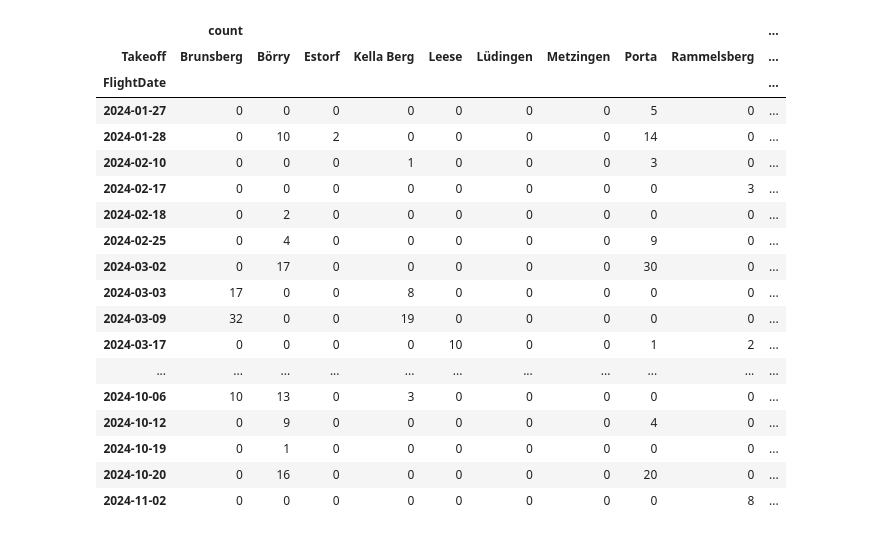
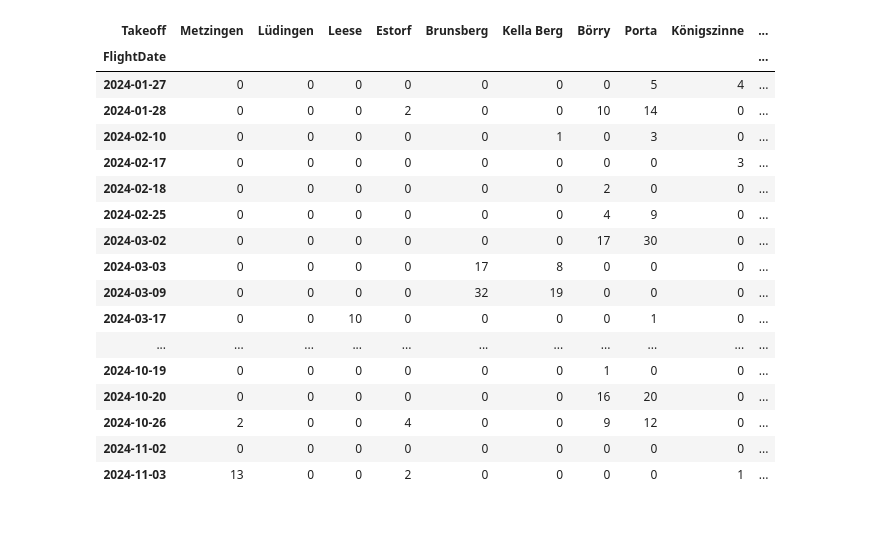
Before and after one commit to rappakos/flugbetrieb-metzingen, a Jupyter notebook: dhvxc/dhvxc_region.ipynb, the cells around one changed output. Cells and saved outputs as stored; diff of their text form; code cells hidden in the pictures.

```diff
--- a/dhvxc/dhvxc_region.ipynb
+++ b/dhvxc/dhvxc_region.ipynb
@@ -50,0 +51,16 @@ df_results.tail()
+# %%
+import sys
+sys.path.insert(0, "../wetter")
+from datetime import datetime
+from dotenv import load_dotenv
+from wetter import get_wind_data,get_rain_data
+
+load_dotenv('../.env')
+
+timeframe_start,timeframe_end = 2024010100,2024123123
+
+df_wind = get_wind_data(timeframe_start,timeframe_end ,13)
+df_wind['Date'] = df_wind.apply(lambda row: datetime.strptime(str(row['MESS_DATUM'])[:8], "%Y%m%d").strftime( "%Y-%m-%d"), axis=1)
+df_wind.set_index('Date', inplace=True, drop=True)
+
+df_wind.tail()
@@ -51,36 +75,78 @@ df_results.tail()
 # %%
 from datetime import datetime
 
-U = ['2024-05-19', # not flyable?
-     '2024-08-25' # https://www.xcontest.org/2024/world/en/flights/detail:rappakos/25.8.2024/14:29
-     ]
+wind_dir = {
+    0:  'N',
+    10: 'N',
+    20: 'NNO',
+    30: 'NNO',
+    40: 'NO',
+    50: 'NO',
+    60: 'ONO',
+    70: 'ONO',
+    80: 'O',
+    90: 'O',
+    100: 'O',
+    110: 'OSO',
+    120: 'OSO',
+    130: 'SO',
+    140: 'SO',
+    150: 'SSO',
+    160: 'SSO',
+    170: 'S',
+    180: 'S',
+    190: 'S',
+    200: 'SSW',
+    210: 'SSW',
+    220: 'SW',
+    230: 'SW',
+    240: 'WSW',
+    250: 'WSW',
+    260: 'W',
+    270: 'W',
+    280: 'W',
+    290: 'WNW',
+    300: 'WNW',
+    310: 'NW',
+    320: 'NW',
+    330: 'NNW',
+    340: 'NNW',
+    350: 'N',
+    360: 'N'
+}
+
 
 #df_results[['FlightDate', 'Takeoff']].groupby('Takeoff').aggregate(['min','max'])
 df_results = df_results[df_results['FlightDate']>'2024-01-01']
 df_results['Takeoff'] = df_results.apply(lambda row: row['Takeoff'].split('-')[0].strip() ,axis=1)
 df_gr= df_results[['FlightDate', 'Takeoff','Duration']].groupby(by=['Takeoff','FlightDate' ]).aggregate(count=('Duration','count')).reset_index()
 #df_gr.tail()
 df_pvt = pd.pivot_table(df_gr,index='FlightDate',columns='Takeoff',aggfunc='sum', fill_value=0)
+df_pvt.columns = df_pvt.columns.droplevel(0)
+df_pvt = df_pvt[['Metzingen','Lüdingen','Leese','Estorf','Brunsberg','Kella Berg','Börry','Porta','Königszinne','Rammelsberg']]
 df_pvt['Weekday'] = df_pvt.apply(lambda row: datetime.strptime(row.name,'%Y-%m-%d').strftime("%A"), axis=1)
+df_pvt['Wind dir'] = df_pvt.apply(lambda row:wind_dir[df_wind.loc[row.name,'direction']] if df_wind.index.intersection([row.name]).any() else None,axis=1)
+df_pvt['Wind str'] = df_pvt.apply(lambda row:df_wind.loc[row.name,'strength']*3.6 if df_wind.index.intersection([row.name]).any() else None,axis=1)
+
+
 filter = df_pvt['Weekday'].isin(['Saturday','Sunday'])
-df_pvt[(df_pvt[('count','Metzingen')]==0) & (filter)]
+df_pvt[(df_pvt['Metzingen']>=0) & (filter)]
 # %% [output]
-|  | count |  |  |  |  |  |  |  |  | ... |
-| Takeoff | Brunsberg | Börry | Estorf | Kella Berg | Leese | Lüdingen | Metzingen | Porta | Rammelsberg | ... |
+| Takeoff | Metzingen | Lüdingen | Leese | Estorf | Brunsberg | Kella Berg | Börry | Porta | Königszinne | ... |
 | FlightDate |  |  |  |  |  |  |  |  |  | ... |
-| 2024-01-27 | 0 | 0 | 0 | 0 | 0 | 0 | 0 | 5 | 0 | ... |
-| 2024-01-28 | 0 | 10 | 2 | 0 | 0 | 0 | 0 | 14 | 0 | ... |
-| 2024-02-10 | 0 | 0 | 0 | 1 | 0 | 0 | 0 | 3 | 0 | ... |
+| 2024-01-27 | 0 | 0 | 0 | 0 | 0 | 0 | 0 | 5 | 4 | ... |
+| 2024-01-28 | 0 | 0 | 0 | 2 | 0 | 0 | 10 | 14 | 0 | ... |
+| 2024-02-10 | 0 | 0 | 0 | 0 | 0 | 1 | 0 | 3 | 0 | ... |
 | 2024-02-17 | 0 | 0 | 0 | 0 | 0 | 0 | 0 | 0 | 3 | ... |
-| 2024-02-18 | 0 | 2 | 0 | 0 | 0 | 0 | 0 | 0 | 0 | ... |
-| 2024-02-25 | 0 | 4 | 0 | 0 | 0 | 0 | 0 | 9 | 0 | ... |
-| 2024-03-02 | 0 | 17 | 0 | 0 | 0 | 0 | 0 | 30 | 0 | ... |
-| 2024-03-03 | 17 | 0 | 0 | 8 | 0 | 0 | 0 | 0 | 0 | ... |
-| 2024-03-09 | 32 | 0 | 0 | 19 | 0 | 0 | 0 | 0 | 0 | ... |
-| 2024-03-17 | 0 | 0 | 0 | 0 | 10 | 0 | 0 | 1 | 2 | ... |
+| 2024-02-18 | 0 | 0 | 0 | 0 | 0 | 0 | 2 | 0 | 0 | ... |
+| 2024-02-25 | 0 | 0 | 0 | 0 | 0 | 0 | 4 | 9 | 0 | ... |
+| 2024-03-02 | 0 | 0 | 0 | 0 | 0 | 0 | 17 | 30 | 0 | ... |
+| 2024-03-03 | 0 | 0 | 0 | 0 | 17 | 8 | 0 | 0 | 0 | ... |
+| 2024-03-09 | 0 | 0 | 0 | 0 | 32 | 19 | 0 | 0 | 0 | ... |
+| 2024-03-17 | 0 | 0 | 10 | 0 | 0 | 0 | 0 | 1 | 0 | ... |
 | ... | ... | ... | ... | ... | ... | ... | ... | ... | ... | ... |
-| 2024-10-06 | 10 | 13 | 0 | 3 | 0 | 0 | 0 | 0 | 0 | ... |
-| 2024-10-12 | 0 | 9 | 0 | 0 | 0 | 0 | 0 | 4 | 0 | ... |
-| 2024-10-19 | 0 | 1 | 0 | 0 | 0 | 0 | 0 | 0 | 0 | ... |
-| 2024-10-20 | 0 | 16 | 0 | 0 | 0 | 0 | 0 | 20 | 0 | ... |
-| 2024-11-02 | 0 | 0 | 0 | 0 | 0 | 0 | 0 | 0 | 8 | ... |
+| 2024-10-19 | 0 | 0 | 0 | 0 | 0 | 0 | 1 | 0 | 0 | ... |
+| 2024-10-20 | 0 | 0 | 0 | 0 | 0 | 0 | 16 | 20 | 0 | ... |
+| 2024-10-26 | 2 | 0 | 0 | 4 | 0 | 0 | 9 | 12 | 0 | ... |
+| 2024-11-02 | 0 | 0 | 0 | 0 | 0 | 0 | 0 | 0 | 0 | ... |
+| 2024-11-03 | 13 | 0 | 0 | 2 | 0 | 0 | 0 | 0 | 1 | ... |
```
Also changed, not shown: parts of 3 cells of this notebook.
